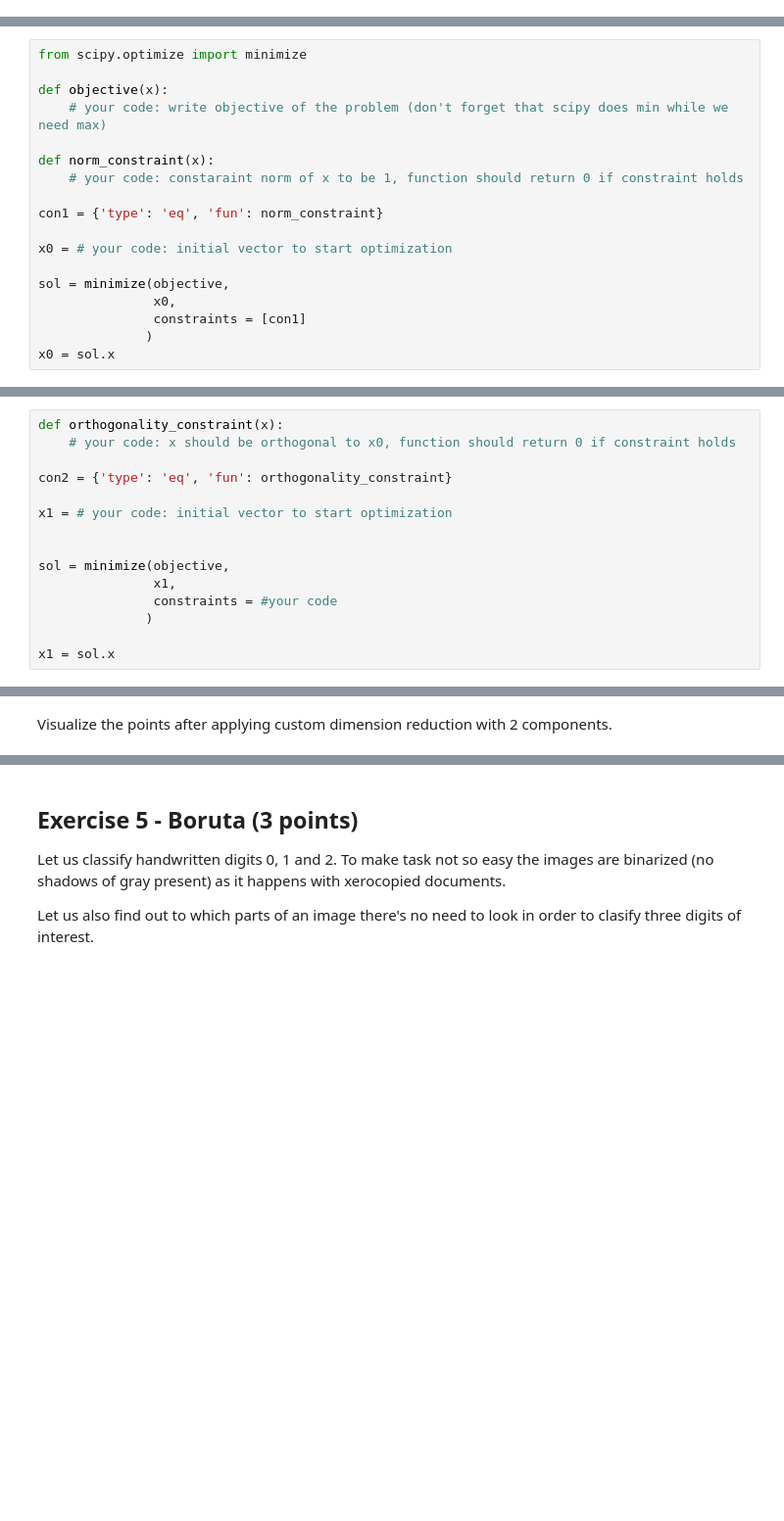
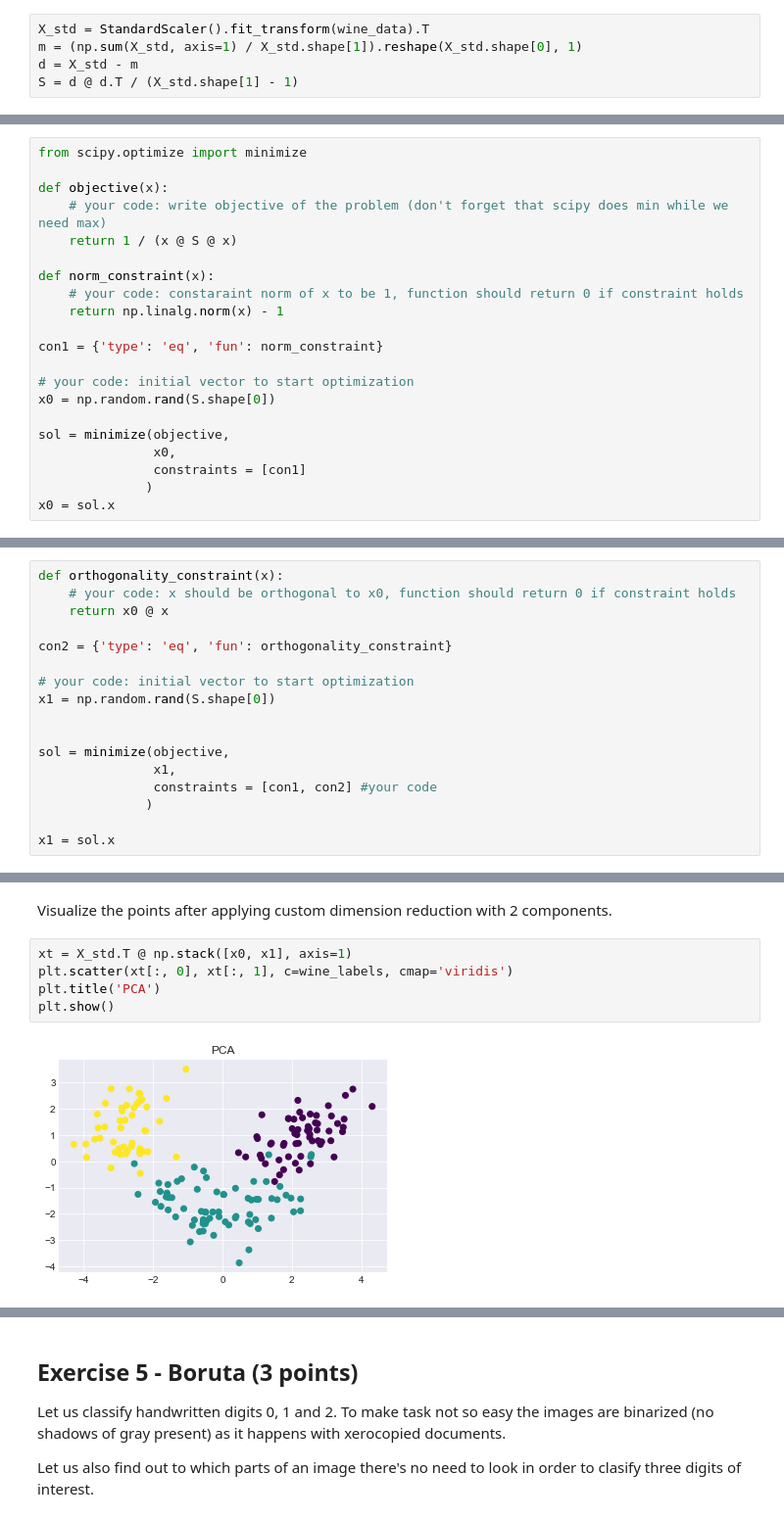
Before and after one commit to minibusini/ml_rs_school_hw, a Jupyter notebook: feature_engineering_selection.ipynb, the cells around one changed output, grey strips where cells are left out. Shown at 98% size. Cells and saved outputs as stored; diff of their text form; blank space fills up the shorter version.

```diff
--- a/feature_engineering_selection.ipynb
+++ b/feature_engineering_selection.ipynb
@@ -274,3 +260,8 @@ SyntaxError: invalid syntax (<ipython-input-21-35047d52f5e1>, line 3)
+# %%
+X_std = StandardScaler().fit_transform(wine_data).T
+m = (np.sum(X_std, axis=1) / X_std.shape[1]).reshape(X_std.shape[0], 1)
+d = X_std - m
+S = d @ d.T / (X_std.shape[1] - 1)
 # %% [markdown]
 If your code is correct, the following assert should be Ok.
 # %%
@@ -280,13 +271,16 @@ from scipy.optimize import minimize
 
 def objective(x):
     # your code: write objective of the problem (don't forget that scipy does min while we need max)
+    return 1 / (x @ S @ x)
 
 def norm_constraint(x):
     # your code: constaraint norm of x to be 1, function should return 0 if constraint holds
+    return np.linalg.norm(x) - 1
 
 con1 = {'type': 'eq', 'fun': norm_constraint}
 
-x0 = # your code: initial vector to start optimization
+# your code: initial vector to start optimization
+x0 = np.random.rand(S.shape[0])
 
 sol = minimize(objective,
                x0,
@@ -298,15 +292,17 @@ Hurray! We have first vector! Let's do another one.
 # %%
 def orthogonality_constraint(x):
     # your code: x should be orthogonal to x0, function should return 0 if constraint holds
+    return x0 @ x
 
 con2 = {'type': 'eq', 'fun': orthogonality_constraint}
 
-x1 = # your code: initial vector to start optimization
+# your code: initial vector to start optimization
+x1 = np.random.rand(S.shape[0])
 
 
 sol = minimize(objective,
                x1,
-               constraints = #your code
+               constraints = [con1, con2] #your code
               )
 
 x1 = sol.x
@@ -319,3 +315,10 @@ assert np.allclose(x1@S@x1, 2.5110809296451233)
 ### Visualization (2 points)
 # %% [markdown]
 Visualize the points after applying custom dimension reduction with 2 components.
+# %%
+xt = X_std.T @ np.stack([x0, x1], axis=1)
+plt.scatter(xt[:, 0], xt[:, 1], c=wine_labels, cmap='viridis')
+plt.title('PCA')
+plt.show()
+# %% [output]
+[figure, added]
```
Also changed, not shown: parts of 22 cells of this notebook.
